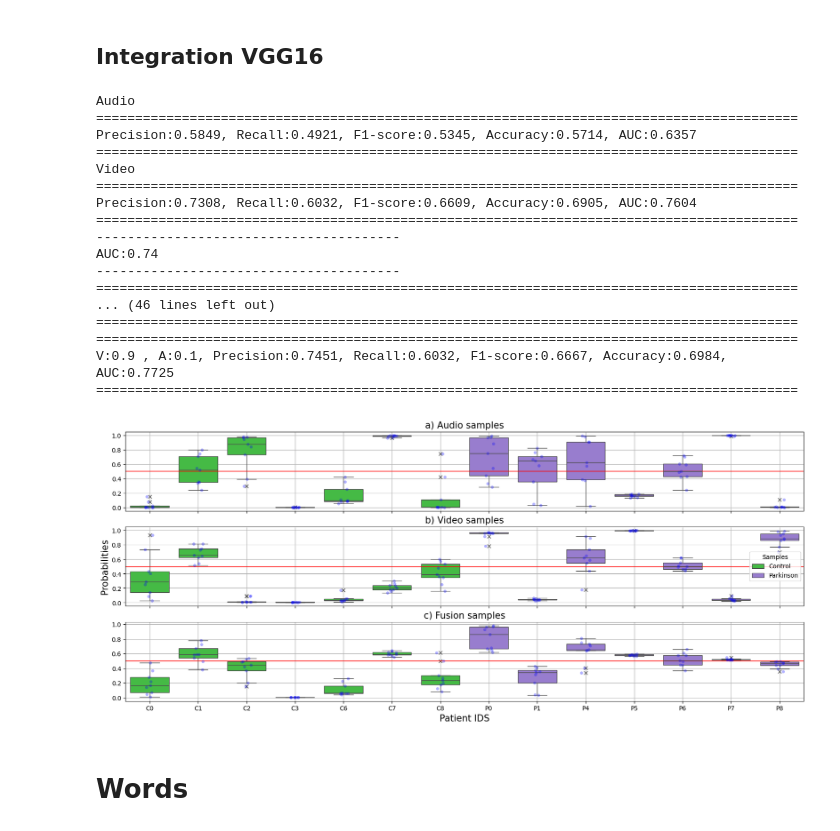
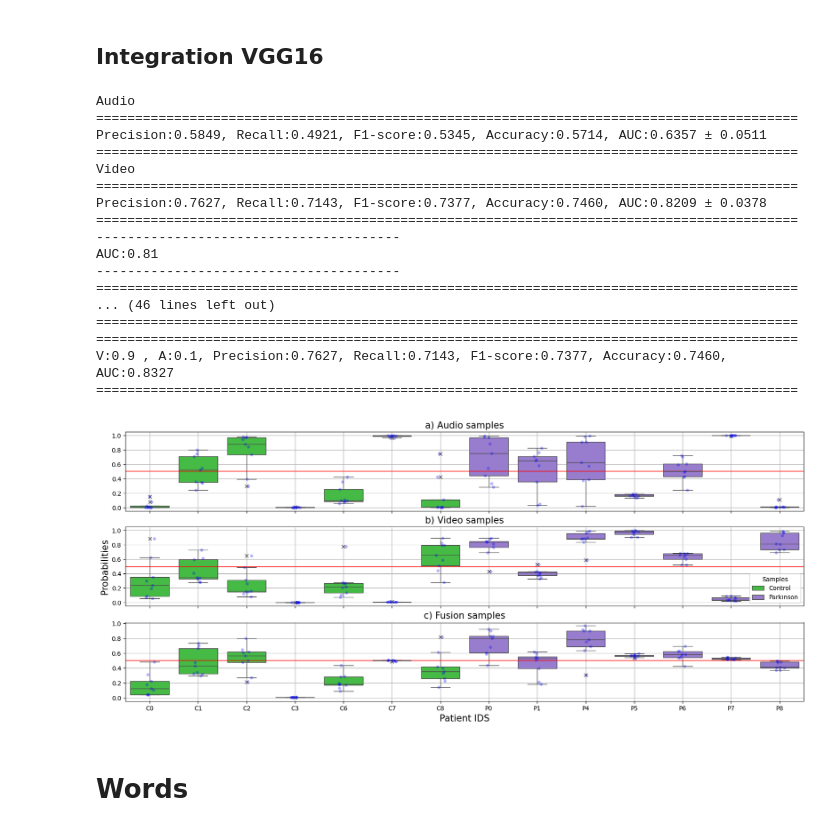
Before and after one commit to jdvalera19/Parkinson-Multimodal-Cross-Attention, a Jupyter notebook: View_result copy.ipynb, the cells around one changed output. Drawn from its saved outputs; the diff is of its cells as text; code cells hidden in the pictures.

```diff
--- a/View_result copy.ipynb
+++ b/View_result copy.ipynb
@@ -466,43 +802,43 @@ V:0.9 , A:0.1, Precision:0.7778, Recall:0.6667, F1-score:0.7179, Accuracy:0.7381
 # %% [markdown]
 ## Integration VGG16
 # %%
-audio_path = 'Results_v2/Note:AUDIO:weights-Lr:1e-06-Epoch:100-Exercise:Phonemes-duration_size:False.csv'
-video_path = 'Results_v2/Note:3_VIDEO:weights-Lr:0.0001-Epoch:50-Exercise:Phonemes-duration_size:False.csv'
+audio_path = 'Results_v2/Brayan_Jose/Note:AUDIO:weights-Lr:1e-06-Epoch:100-Exercise:Phonemes-duration_size:False.csv'
+video_path = 'Results_v3/Brayan_Jose/Phonemes/Note:5_VIDEO:weights-Lr:0.0001-Epoch:50-Exercise:Phonemes-duration_size:False.csv'
 save_name  = 'results_Phonemes_2'
 alpha      = 0.5
 
 print('Audio')
 view_results(audio_path)
 print('Video')
 view_results(video_path)
 
 generate_final_visualization(audio_path,
                              video_path,
                              save_name,
                              'Patient IDS',
                              alpha)
 
 data_phonemes = audio_visual_evaluation(audio_path,
                                       video_path)
 # %% [output]
 Audio
 ==========================================================================================
-Precision:0.5849, Recall:0.4921, F1-score:0.5345, Accuracy:0.5714, AUC:0.6357
+Precision:0.5849, Recall:0.4921, F1-score:0.5345, Accuracy:0.5714, AUC:0.6357 ± 0.0511
 ==========================================================================================
 Video
 ==========================================================================================
-Precision:0.7308, Recall:0.6032, F1-score:0.6609, Accuracy:0.6905, AUC:0.7604
+Precision:0.7627, Recall:0.7143, F1-score:0.7377, Accuracy:0.7460, AUC:0.8209 ± 0.0378
 ==========================================================================================
 ---------------------------------------
-AUC:0.74
+AUC:0.81
 ---------------------------------------
 ==========================================================================================
 ... (46 lines left out)
 ==========================================================================================
 ==========================================================================================
-V:0.9 , A:0.1, Precision:0.7451, Recall:0.6032, F1-score:0.6667, Accuracy:0.6984, AUC:0.7725
+V:0.9 , A:0.1, Precision:0.7627, Recall:0.7143, F1-score:0.7377, Accuracy:0.7460, AUC:0.8327
 ==========================================================================================
-[figure, old version]
+[figure, new version]
 # %% [markdown]
 # Words
 # %% [markdown]
```
Also changed, not shown: parts of 56 cells of this notebook.
